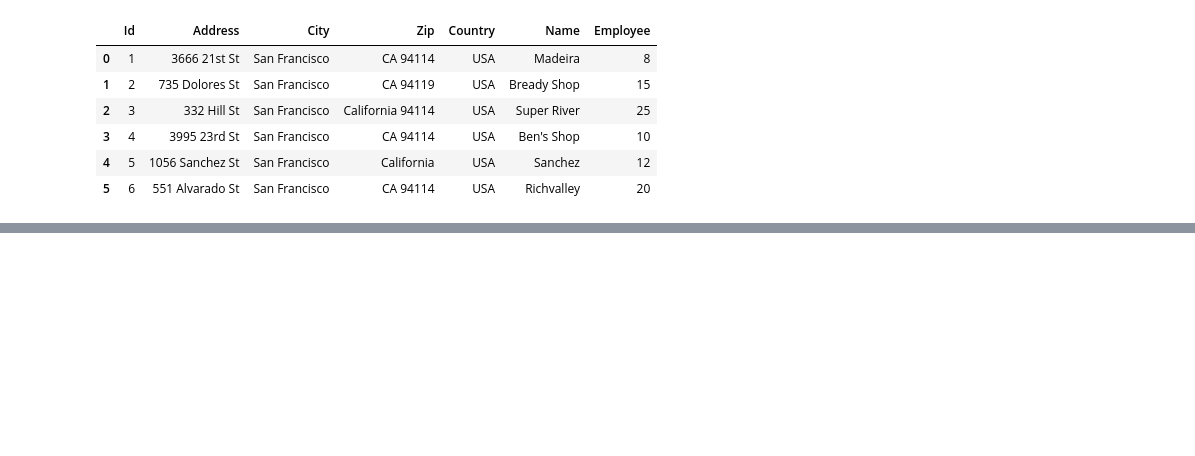
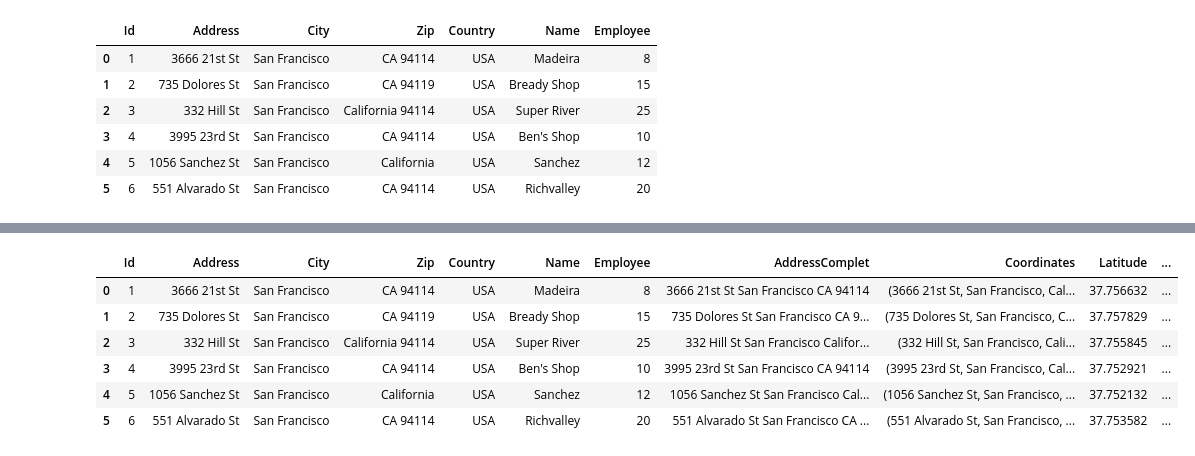
Before and after one commit to jochoa-gaviria/PythonBasics, a Jupyter notebook: JupyterScripts/LoadingCSVFiles.ipynb, the cells around one changed output, grey strips where cells are left out. Saved outputs shown, nothing was run; the diff lists cells and outputs as text; code cells hidden in the pictures; blank space fills up the shorter version.

```diff
--- a/JupyterScripts/LoadingCSVFiles.ipynb
+++ b/JupyterScripts/LoadingCSVFiles.ipynb
@@ -88,0 +184,4 @@ df6
+# %%
+## update an existing column
+df6["Continent"]=df6["Country"] + ", " + "North America"
+df6
@@ -88,0 +197,6 @@ df6
+# %%
+## Adding a new row
+df6_t=df6.T #It's assign the transpose to add a column
+df6_t["7"]= ["Address","City", "Zip", "Country", "Name", 40, "Continent"]
+df6=df6_t.T
+df6
@@ -88,0 +213,8 @@ df6
+# %%
+## Data analysis example
+from geopy.geocoders import ArcGIS
+nom = ArcGIS()
+
+location=nom.geocode("Carrera 49B # 108 - 113, Medellin, Antioquia")
+
+print(f"the latitud is: {location.latitude} and longitude is: {location.longitude}, {location}")
@@ -88,0 +223,4 @@ df6
+# %%
+df6["AddressComplet"]=df6["Address"] +" "+ df6["City"] +" " + df6["Zip"]
+df6["Coordinates"] = df6["AddressComplet"].apply(nom.geocode) ## To apply the calculate data into a new columns
+df6
@@ -88,0 +235,13 @@ df6
+# %%
+df6.Coordinates[0].latitude
+df6["Latitude"]=df6["Coordinates"].apply(lambda x: x.latitude if x != None else None)
+df6["Longitude"]=df6["Coordinates"].apply(lambda x: x.longitude if x != None else None)
+df6
+# %% [output]
+|  | Id | Address | City | Zip | Country | Name | Employee | AddressComplet | Coordinates | Latitude | ... |
+| 0 | 1 | 3666 21st St | San Francisco | CA 94114 | USA | Madeira | 8 | 3666 21st St San Francisco CA 94114 | (3666 21st St, San Francisco, Cal... | 37.756632 | ... |
+| 1 | 2 | 735 Dolores St | San Francisco | CA 94119 | USA | Bready Shop | 15 | 735 Dolores St San Francisco CA 9... | (735 Dolores St, San Francisco, C... | 37.757829 | ... |
+| 2 | 3 | 332 Hill St | San Francisco | California 94114 | USA | Super River | 25 | 332 Hill St San Francisco Califor... | (332 Hill St, San Francisco, Cali... | 37.755845 | ... |
+| 3 | 4 | 3995 23rd St | San Francisco | CA 94114 | USA | Ben's Shop | 10 | 3995 23rd St San Francisco CA 94114 | (3995 23rd St, San Francisco, Cal... | 37.752921 | ... |
+| 4 | 5 | 1056 Sanchez St | San Francisco | California | USA | Sanchez | 12 | 1056 Sanchez St San Francisco Cal... | (1056 Sanchez St, San Francisco, ... | 37.752132 | ... |
+| 5 | 6 | 551 Alvarado St | San Francisco | CA 94114 | USA | Richvalley | 20 | 551 Alvarado St San Francisco CA ... | (551 Alvarado St, San Francisco, ... | 37.753582 | ... |
```
Also changed, not shown: parts of 12 cells of this notebook, 1 other file.
